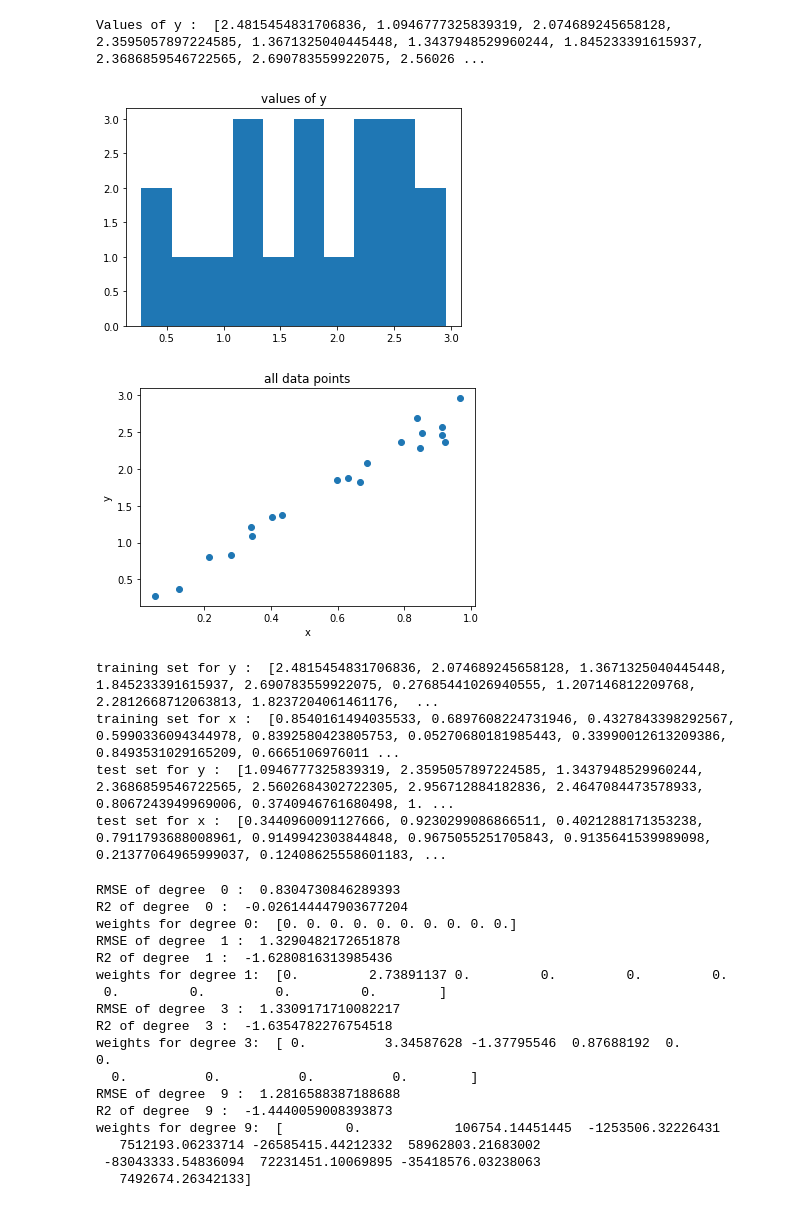
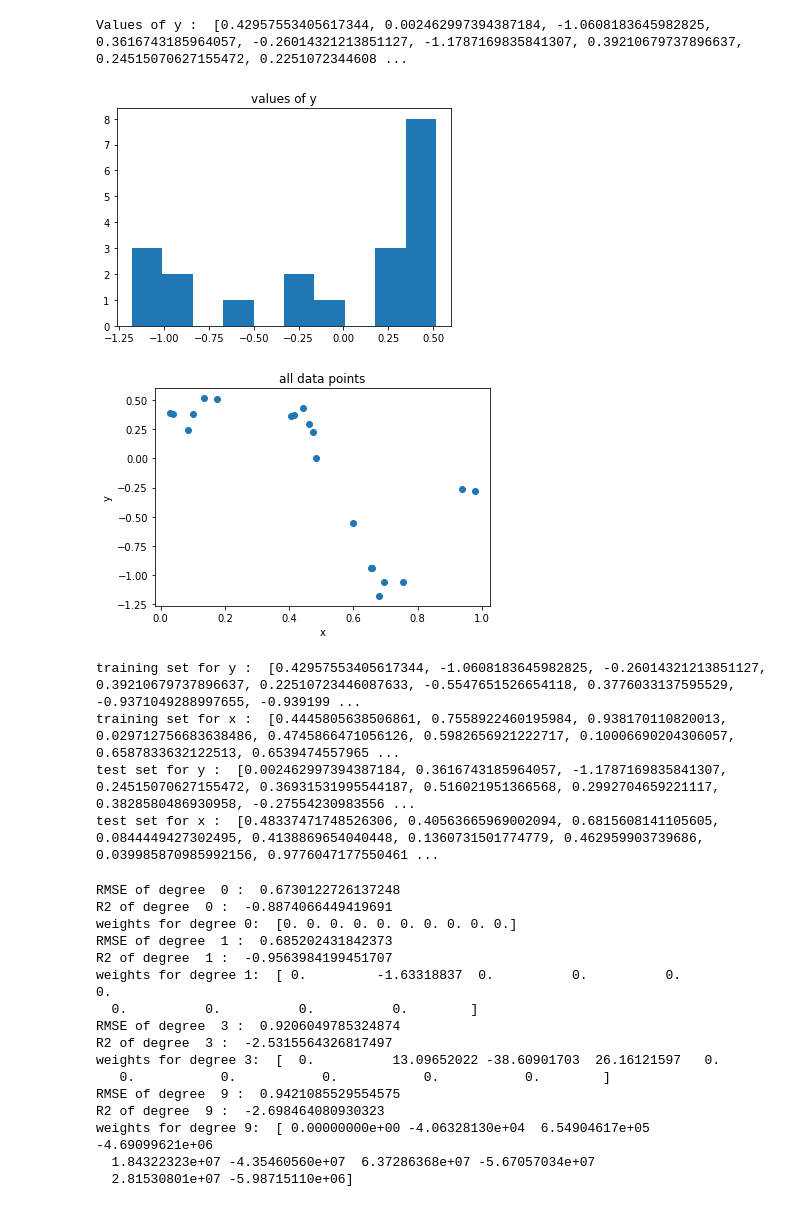
Before and after one commit to rohanmandrekar/overfitting-using-higher-order-linear-regression, a Jupyter notebook: overfitting.ipynb, the cells around one changed output. Cells and saved outputs as stored; diff of their text form; code cells hidden in the pictures.

```diff
--- a/overfitting.ipynb
+++ b/overfitting.ipynb
@@ -30,24 +30,24 @@ showing values of N :  [ 0.56356676  0.1736859   0.37634532 -0.73015204  0.24688
 # %%
 import math
 y=[]
 for i in range(20):
   # print(i)
-  y.append((math.sin(x[i])*3.142)+(N[i]*0.2))
+  y.append((math.sin(x[i]*3.142*2))+(N[i])*0.2)
 print('Values of y : ',y)
 
 plt.hist(y)
 plt.title('values of y')
 plt.show()
 
 plt.scatter(x,y)
 plt.title('all data points')
 plt.xlabel('x')
 plt.ylabel('y')
 plt.show()
 # %% [output]
-Values of y :  [2.4815454831706836, 1.0946777325839319, 2.074689245658128, 2.3595057897224585, 1.3671325040445448, 1.3437948529960244, 1.845233391615937, 2.3686859546722565, 2.690783559922075, 2.56026 ...
+Values of y :  [0.42957553405617344, 0.002462997394387184, -1.0608183645982825, 0.3616743185964057, -0.26014321213851127, -1.1787169835841307, 0.39210679737896637, 0.24515070627155472, 0.2251072344608 ...
-[figure, old version]
+[figure, new version]
-[figure, old version]
+[figure, new version]
 # %%
 train_y=[]
 test_y=[]
@@ -89,10 +89,10 @@ test_y=test_y.reshape(-1,1)
 # plt.ylabel('y')
 # plt.show()
 # %% [output]
-training set for y :  [2.4815454831706836, 2.074689245658128, 1.3671325040445448, 1.845233391615937, 2.690783559922075, 0.27685441026940555, 1.207146812209768, 2.2812668712063813, 1.8237204061461176,  ...
-training set for x :  [0.8540161494035533, 0.6897608224731946, 0.4327843398292567, 0.5990336094344978, 0.8392580423805753, 0.05270680181985443, 0.33990012613209386, 0.8493531029165209, 0.6665106976011 ...
-test set for y :  [1.0946777325839319, 2.3595057897224585, 1.3437948529960244, 2.3686859546722565, 2.5602684302722305, 2.956712884182836, 2.4647084473578933, 0.8067243949969006, 0.3740946761680498, 1. ...
-test set for x :  [0.3440960091127666, 0.9230299086866511, 0.4021288171353238, 0.7911793688008961, 0.9149942303844848, 0.9675055251705843, 0.9135641539989098, 0.21377064965999037, 0.12408625558601183, ...
+training set for y :  [0.42957553405617344, -1.0608183645982825, -0.26014321213851127, 0.39210679737896637, 0.22510723446087633, -0.5547651526654118, 0.3776033137595529, -0.9371049288997655, -0.939199 ...
+training set for x :  [0.4445805638506861, 0.7558922460195984, 0.938170110820013, 0.029712756683638486, 0.4745866471056126, 0.5982656921222717, 0.10006690204306057, 0.6587833632122513, 0.6539474557965 ...
+test set for y :  [0.002462997394387184, 0.3616743185964057, -1.1787169835841307, 0.24515070627155472, 0.36931531995544187, 0.516021951366568, 0.2992704659221117, 0.3828580486930958, -0.27554230983556 ...
+test set for x :  [0.48337471748526306, 0.40563665969002094, 0.6815608141105605, 0.0844449427302495, 0.4138869654040448, 0.1360731501774779, 0.462959903739686, 0.039985870985992156, 0.9776047177550461 ...
 # %%
 from sklearn.preprocessing import PolynomialFeatures
 # from sklearn.pipeline import make_pipeline
@@ -156,23 +156,22 @@ w9=weights9.copy()
 w9.resize(10,refcheck=False)
 print('weights for degree 9: ',w9)
 # %% [output]
-RMSE of degree  0 :  0.8304730846289393
-R2 of degree  0 :  -0.026144447903677204
+RMSE of degree  0 :  0.6730122726137248
+R2 of degree  0 :  -0.8874066449419691
 weights for degree 0:  [0. 0. 0. 0. 0. 0. 0. 0. 0. 0.]
-RMSE of degree  1 :  1.3290482172651878
-R2 of degree  1 :  -1.6280816313985436
-weights for degree 1:  [0.         2.73891137 0.         0.         0.         0.
- 0.         0.         0.         0.        ]
-RMSE of degree  3 :  1.3309171710082217
-R2 of degree  3 :  -1.6354782276754518
-weights for degree 3:  [ 0.          3.34587628 -1.37795546  0.87688192  0.          0.
+RMSE of degree  1 :  0.685202431842373
+R2 of degree  1 :  -0.9563984199451707
+weights for degree 1:  [ 0.         -1.63318837  0.          0.          0.          0.
   0.          0.          0.          0.        ]
-RMSE of degree  9 :  1.2816588387188688
-R2 of degree  9 :  -1.4440059008393873
-weights for degree 9:  [        0.            106754.14451445  -1253506.32226431
-   7512193.06233714 -26585415.44212332  58962803.21683002
- -83043333.54836094  72231451.10069895 -35418576.03238063
-   7492674.26342133]
+RMSE of degree  3 :  0.9206049785324874
+R2 of degree  3 :  -2.5315564326817497
+weights for degree 3:  [  0.          13.09652022 -38.60901703  26.16121597   0.
+   0.           0.           0.           0.           0.        ]
+RMSE of degree  9 :  0.9421085529554575
+R2 of degree  9 :  -2.698464080930323
+weights for degree 9:  [ 0.00000000e+00 -4.06328130e+04  6.54904617e+05 -4.69099621e+06
+  1.84322323e+07 -4.35460560e+07  6.37286368e+07 -5.67057034e+07
+  2.81530801e+07 -5.98715110e+06]
 # %%
 # https://www.geeksforgeeks.org/creating-tables-with-prettytable-library-python/
 
```
Also changed, not shown: parts of 4 cells of this notebook.
